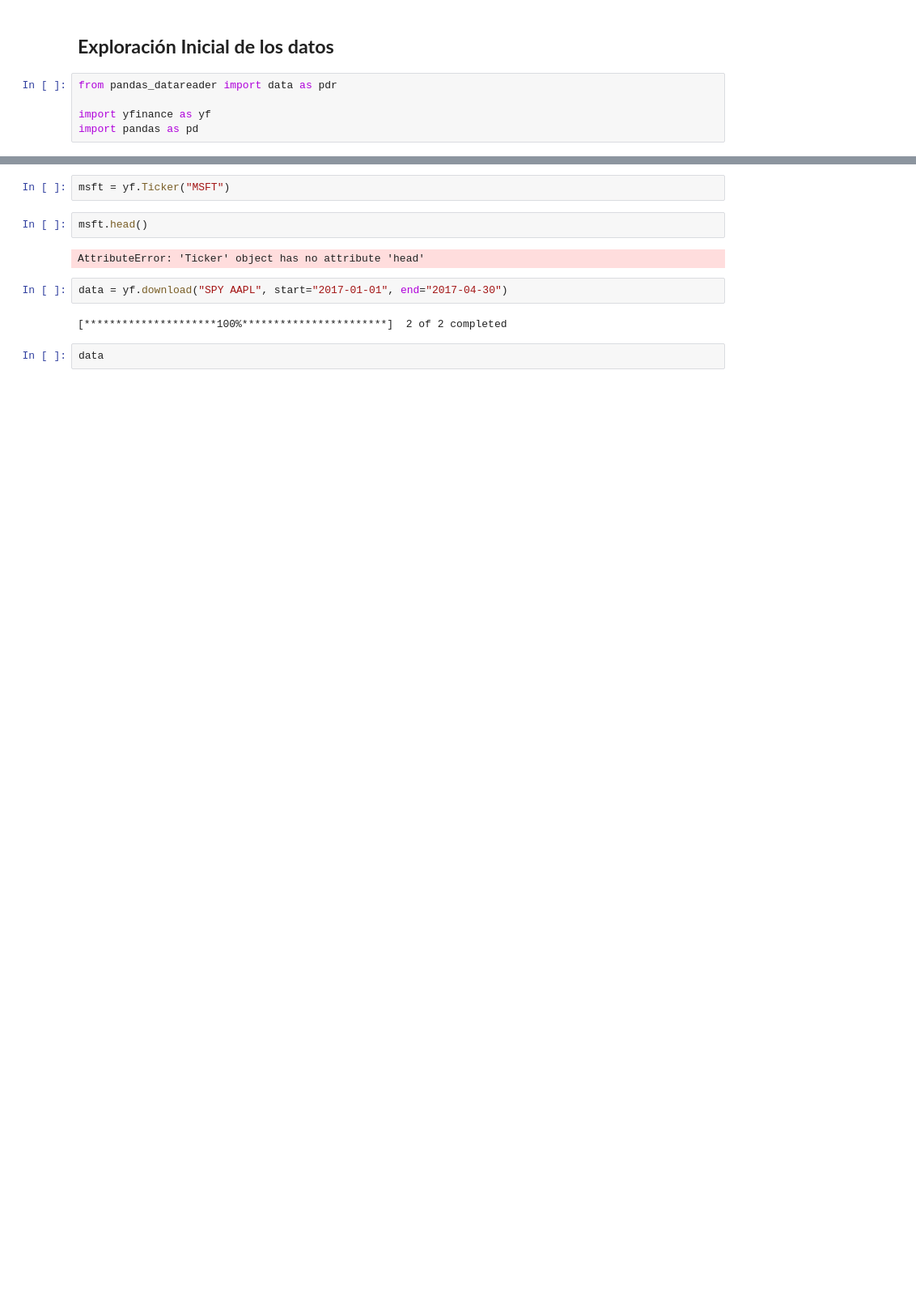
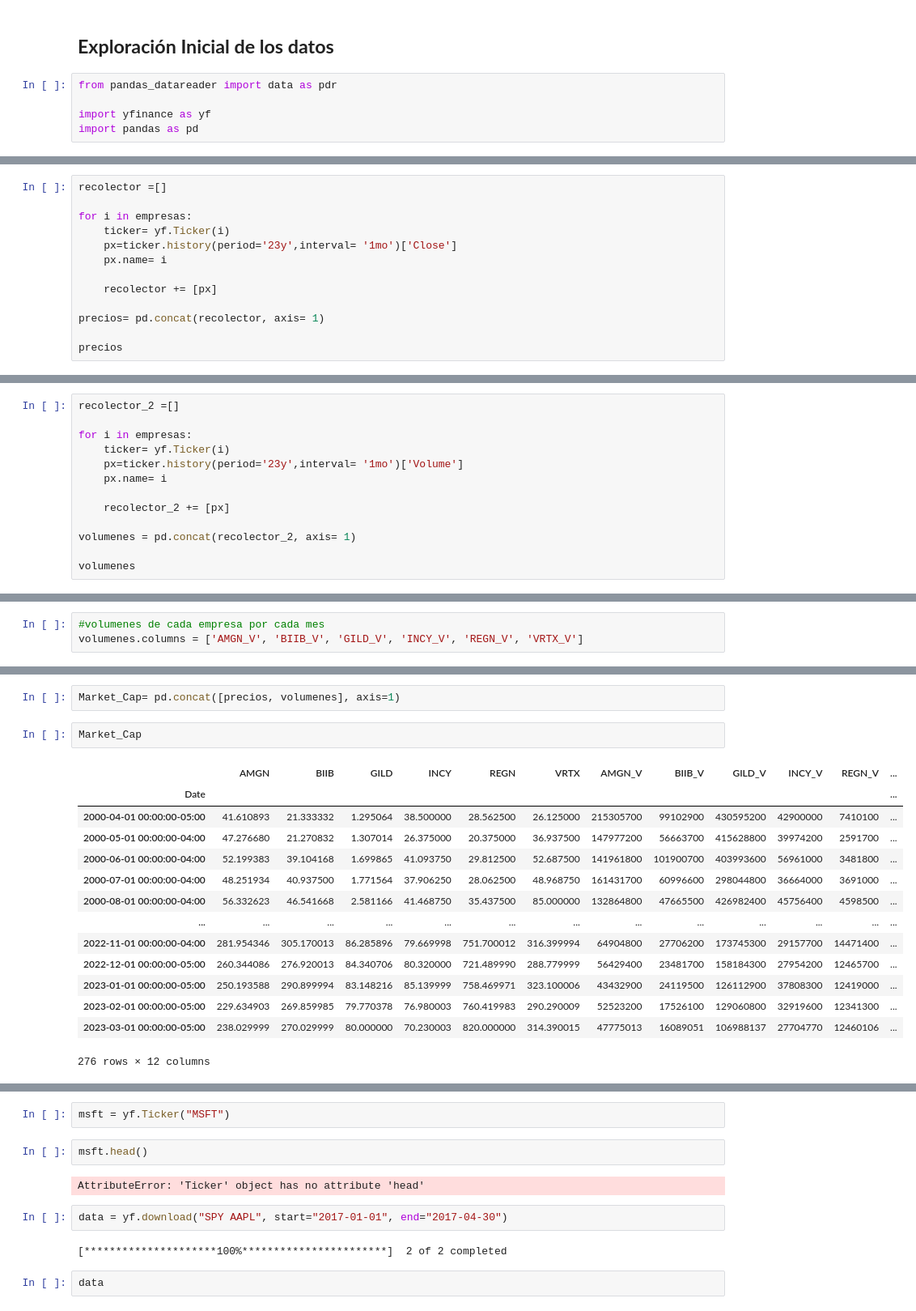
Before and after one commit to Arii95/PI_Henry_02, a Jupyter notebook: EDA.ipynb, the cells around one changed output, grey strips where cells are left out. Shown at 81% size. Cells and saved outputs as stored; diff of their text form; blank space fills up the shorter version.

Commit message:
empresas

```diff
--- a/EDA.ipynb
+++ b/EDA.ipynb
@@ -27,0 +43,13 @@ Biogen.history(period= 'max')
+# %%
+recolector =[]
+
+for i in empresas:
+    ticker= yf.Ticker(i)
+    px=ticker.history(period='23y',interval= '1mo')['Close']
+    px.name= i
+
+    recolector += [px]
+
+precios= pd.concat(recolector, axis= 1)
+
+precios
@@ -27,0 +71,13 @@ Biogen.history(period= 'max')
+# %%
+recolector_2 =[]
+
+for i in empresas:
+    ticker= yf.Ticker(i)
+    px=ticker.history(period='23y',interval= '1mo')['Volume']
+    px.name= i
+
+    recolector_2 += [px]
+
+volumenes = pd.concat(recolector_2, axis= 1)
+
+volumenes
@@ -27,0 +99,3 @@ Biogen.history(period= 'max')
+# %%
+#volumenes de cada empresa por cada mes
+volumenes.columns = ['AMGN_V', 'BIIB_V', 'GILD_V', 'INCY_V', 'REGN_V', 'VRTX_V']
@@ -27,0 +119,19 @@ Biogen.history(period= 'max')
+# %%
+Market_Cap= pd.concat([precios, volumenes], axis=1)
+# %%
+Market_Cap
+# %% [output]
+|  | AMGN | BIIB | GILD | INCY | REGN | VRTX | AMGN_V | BIIB_V | GILD_V | INCY_V | REGN_V | ... |
+| Date |  |  |  |  |  |  |  |  |  |  |  | ... |
+| 2000-04-01 00:00:00-05:00 | 41.610893 | 21.333332 | 1.295064 | 38.500000 | 28.562500 | 26.125000 | 215305700 | 99102900 | 430595200 | 42900000 | 7410100 | ... |
+| 2000-05-01 00:00:00-04:00 | 47.276680 | 21.270832 | 1.307014 | 26.375000 | 20.375000 | 36.937500 | 147977200 | 56663700 | 415628800 | 39974200 | 2591700 | ... |
+| 2000-06-01 00:00:00-04:00 | 52.199383 | 39.104168 | 1.699865 | 41.093750 | 29.812500 | 52.687500 | 141961800 | 101900700 | 403993600 | 56961000 | 3481800 | ... |
+| 2000-07-01 00:00:00-04:00 | 48.251934 | 40.937500 | 1.771564 | 37.906250 | 28.062500 | 48.968750 | 161431700 | 60996600 | 298044800 | 36664000 | 3691000 | ... |
+| 2000-08-01 00:00:00-04:00 | 56.332623 | 46.541668 | 2.581166 | 41.468750 | 35.437500 | 85.000000 | 132864800 | 47665500 | 426982400 | 45756400 | 4598500 | ... |
+| ... | ... | ... | ... | ... | ... | ... | ... | ... | ... | ... | ... | ... |
+| 2022-11-01 00:00:00-04:00 | 281.954346 | 305.170013 | 86.285896 | 79.669998 | 751.700012 | 316.399994 | 64904800 | 27706200 | 173745300 | 29157700 | 14471400 | ... |
+| 2022-12-01 00:00:00-05:00 | 260.344086 | 276.920013 | 84.340706 | 80.320000 | 721.489990 | 288.779999 | 56429400 | 23481700 | 158184300 | 27954200 | 12465700 | ... |
+| 2023-01-01 00:00:00-05:00 | 250.193588 | 290.899994 | 83.148216 | 85.139999 | 758.469971 | 323.100006 | 43432900 | 24119500 | 126112900 | 37808300 | 12419000 | ... |
+| 2023-02-01 00:00:00-05:00 | 229.634903 | 269.859985 | 79.770378 | 76.980003 | 760.419983 | 290.290009 | 52523200 | 17526100 | 129060800 | 32919600 | 12341300 | ... |
+| 2023-03-01 00:00:00-05:00 | 238.029999 | 270.029999 | 80.000000 | 70.230003 | 820.000000 | 314.390015 | 47775013 | 16089051 | 106988137 | 27704770 | 12460106 | ... |
+276 rows × 12 columns
```
Also changed, not shown: parts of 15 cells of this notebook.
